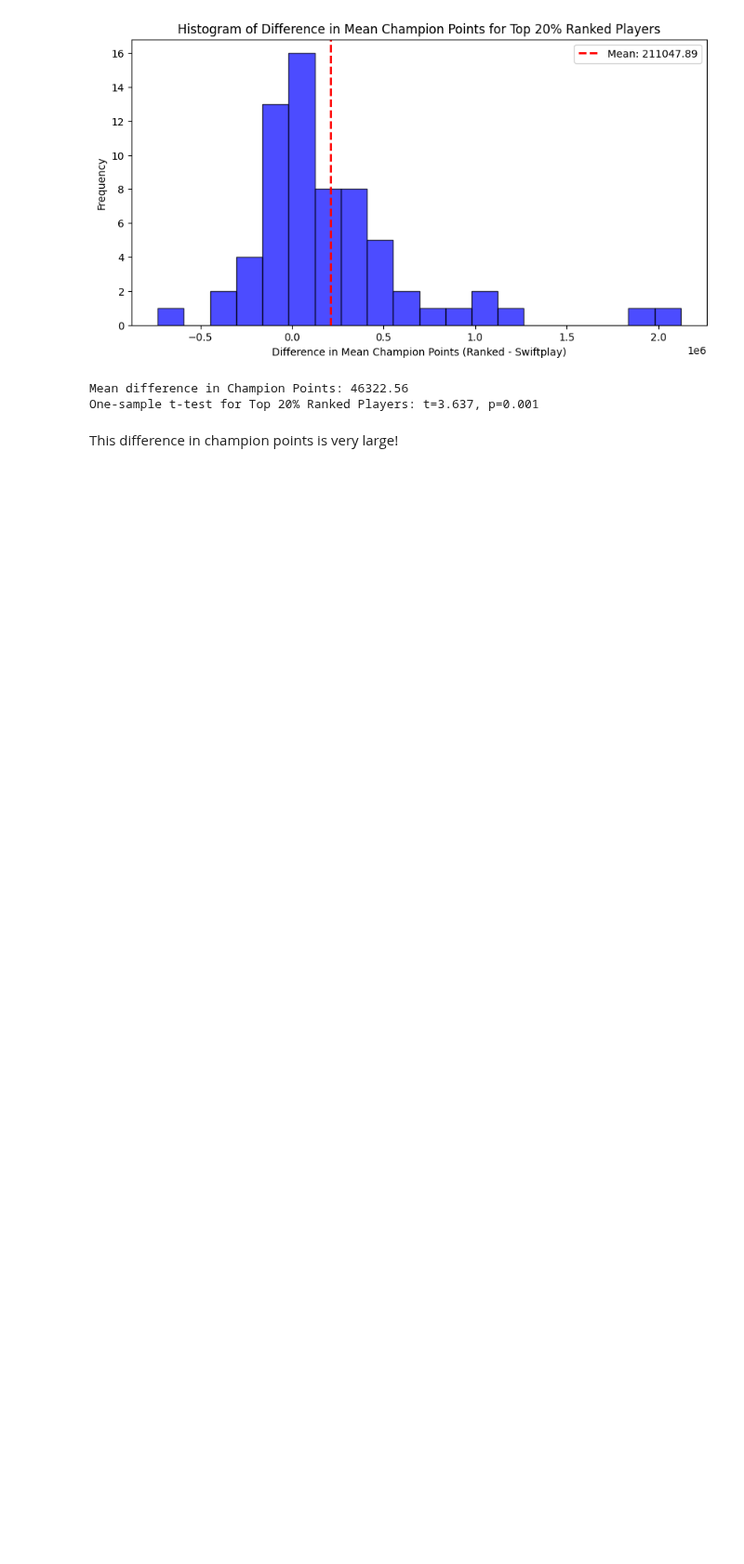
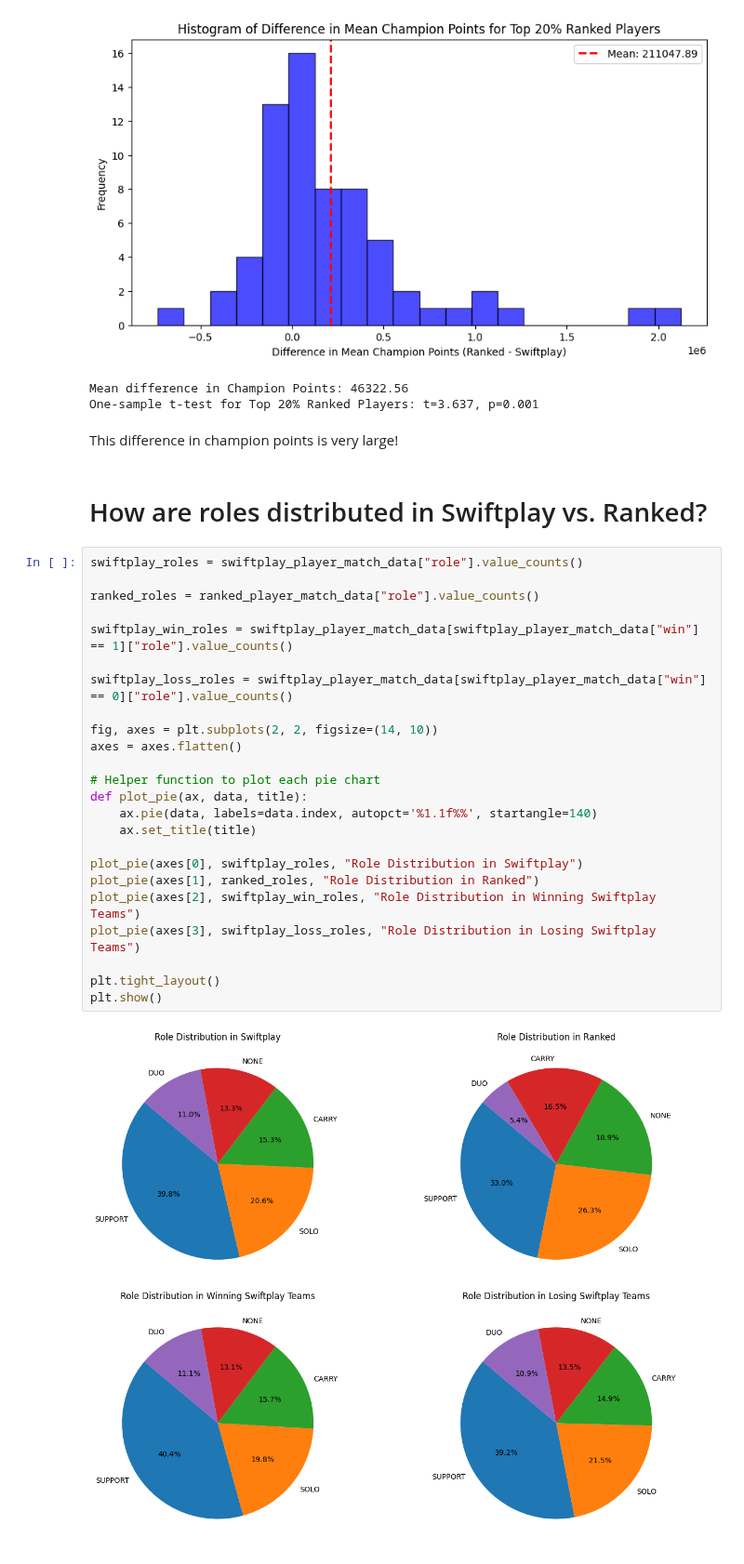
Before and after one commit to mdcUM/swiftplay-analysis, a Jupyter notebook: fairness_and_competitive_balance.ipynb, the cells around one changed output. Shown at 93% size. Saved outputs shown, nothing was run; the diff lists cells and outputs as text; blank space fills up the shorter version.

```diff
--- a/fairness_and_competitive_balance.ipynb
+++ b/fairness_and_competitive_balance.ipynb
@@ -607,3 +670,31 @@ Mean difference in Champion Points: 46322.56
 One-sample t-test for Top 20% Ranked Players: t=3.637, p=0.001
 # %% [markdown]
 This difference in champion points is very large!
+# %% [markdown]
+# How are roles distributed in Swiftplay vs. Ranked?
+# %%
+swiftplay_roles = swiftplay_player_match_data["role"].value_counts()
+
+ranked_roles = ranked_player_match_data["role"].value_counts()
+
+swiftplay_win_roles = swiftplay_player_match_data[swiftplay_player_match_data["win"] == 1]["role"].value_counts()
+
+swiftplay_loss_roles = swiftplay_player_match_data[swiftplay_player_match_data["win"] == 0]["role"].value_counts()
+
+fig, axes = plt.subplots(2, 2, figsize=(14, 10))
+axes = axes.flatten()
+
+# Helper function to plot each pie chart
+def plot_pie(ax, data, title):
+    ax.pie(data, labels=data.index, autopct='%1.1f%%', startangle=140)
+    ax.set_title(title)
+
+plot_pie(axes[0], swiftplay_roles, "Role Distribution in Swiftplay")
+plot_pie(axes[1], ranked_roles, "Role Distribution in Ranked")
+plot_pie(axes[2], swiftplay_win_roles, "Role Distribution in Winning Swiftplay Teams")
+plot_pie(axes[3], swiftplay_loss_roles, "Role Distribution in Losing Swiftplay Teams")
+
+plt.tight_layout()
+plt.show()
+# %% [output]
+[figure, added]
```
Also changed, not shown: parts of 4 cells of this notebook.
